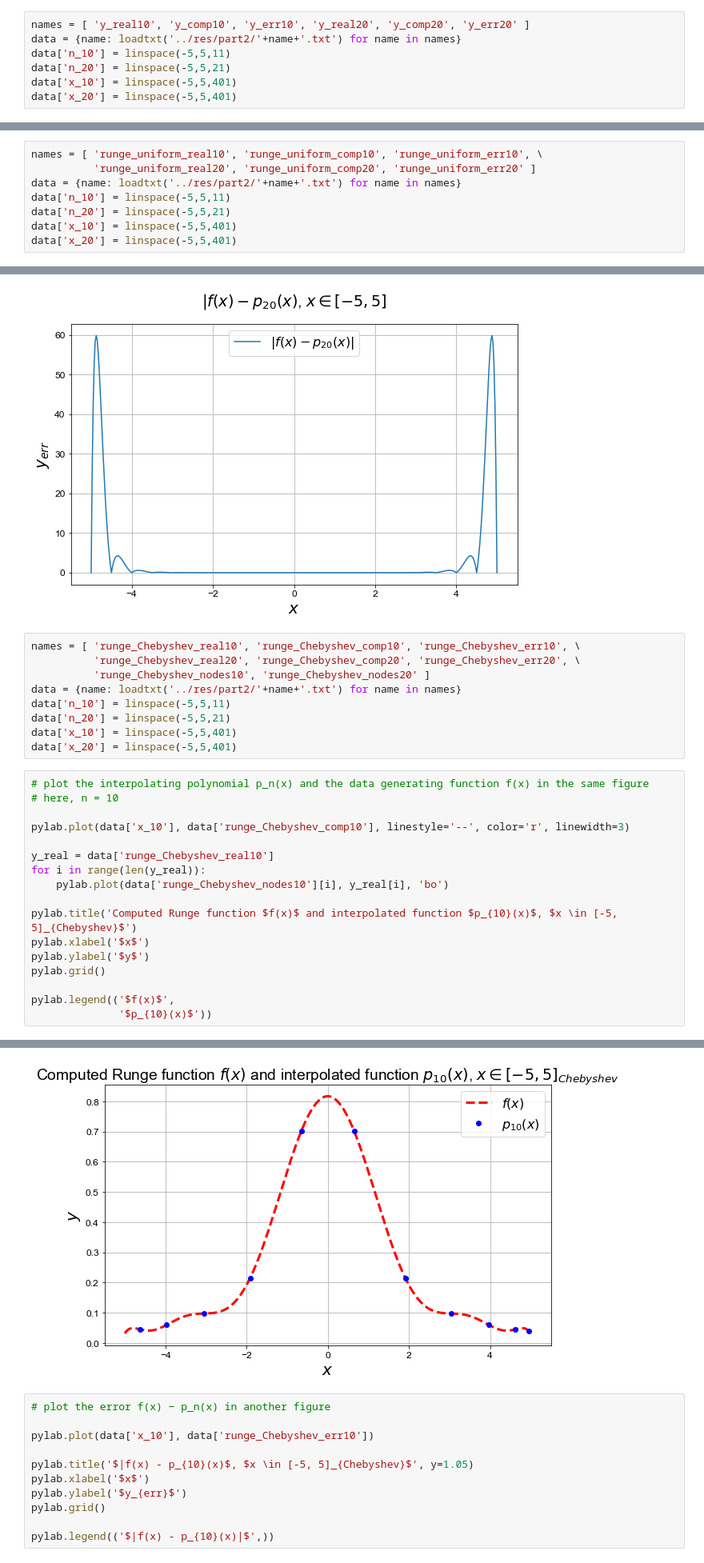
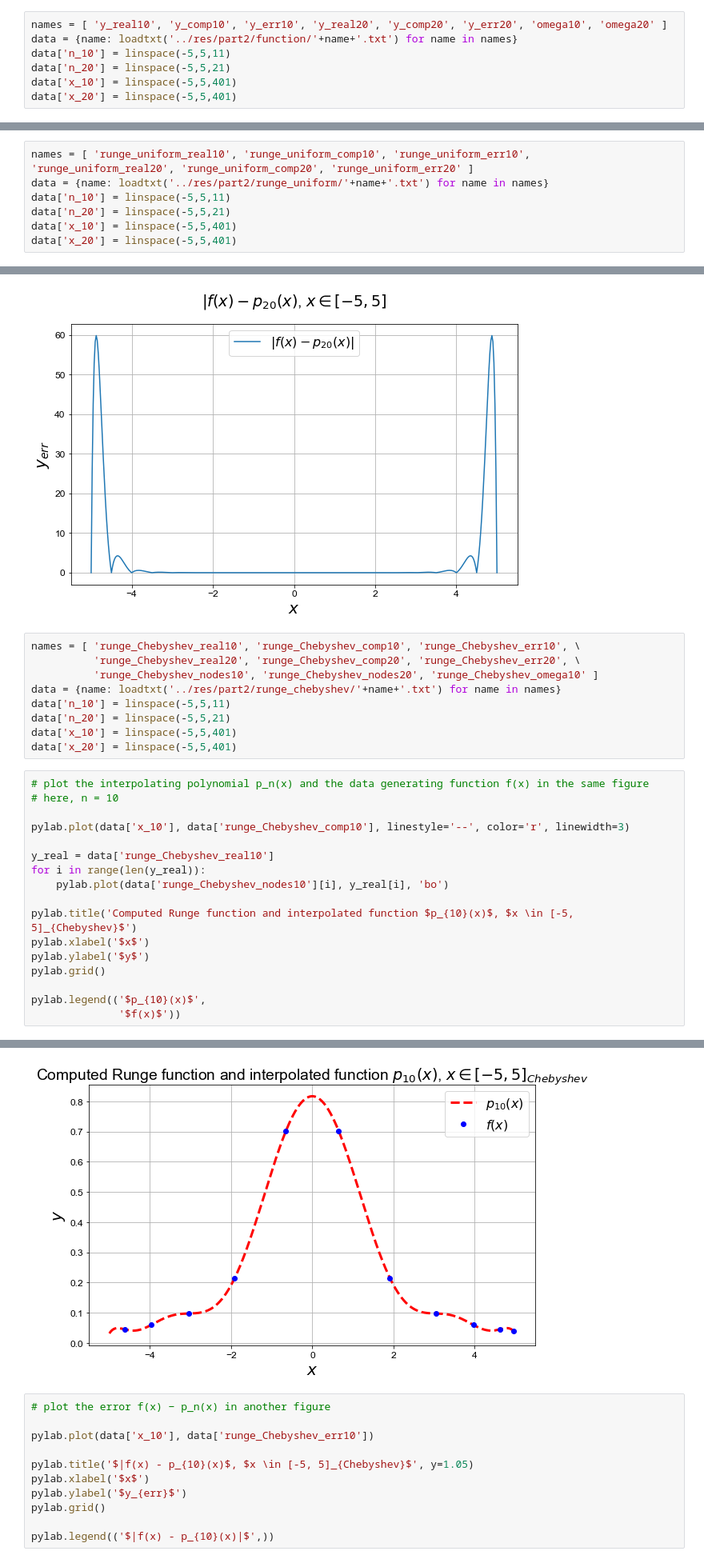
Before and after one commit to andy-rash/MATH3316, a Jupyter notebook: Project3/MATH3316-Project3/doc/RobertRash_MATH3316_Project3.ipynb, the cells around one changed output, grey strips where cells are left out. Shown at 80% size. Drawn from its saved outputs; the diff is of its cells as text.

Commit message:
currently have infrastructure for all graphs, but little to no text / explanation(s)

```diff
--- a/Project3/MATH3316-Project3/doc/RobertRash_MATH3316_Project3.ipynb
+++ b/Project3/MATH3316-Project3/doc/RobertRash_MATH3316_Project3.ipynb
@@ -143,8 +143,8 @@ matplotlib.rcParams.update({
 # %% [output]
 Populating the interactive namespace from numpy and matplotlib
 # %%
-names = [ 'y_real10', 'y_comp10', 'y_err10', 'y_real20', 'y_comp20', 'y_err20' ]
-data = {name: loadtxt('../res/part2/'+name+'.txt') for name in names}
+names = [ 'y_real10', 'y_comp10', 'y_err10', 'y_real20', 'y_comp20', 'y_err20', 'omega10', 'omega20' ]
+data = {name: loadtxt('../res/part2/function/'+name+'.txt') for name in names}
 data['n_10'] = linspace(-5,5,11)
 data['n_20'] = linspace(-5,5,21)
 data['x_10'] = linspace(-5,5,401)
@@ -218,9 +233,8 @@ pylab.legend(('$|f(x) - p_{20}(x)|$',))
 <matplotlib.legend.Legend at 0x...>
 [figure]
 # %%
-names = [ 'runge_uniform_real10', 'runge_uniform_comp10', 'runge_uniform_err10', \
-          'runge_uniform_real20', 'runge_uniform_comp20', 'runge_uniform_err20' ]
-data = {name: loadtxt('../res/part2/'+name+'.txt') for name in names}
+names = [ 'runge_uniform_real10', 'runge_uniform_comp10', 'runge_uniform_err10', 'runge_uniform_real20', 'runge_uniform_comp20', 'runge_uniform_err20' ]
+data = {name: loadtxt('../res/part2/runge_uniform/'+name+'.txt') for name in names}
 data['n_10'] = linspace(-5,5,11)
 data['n_20'] = linspace(-5,5,21)
 data['x_10'] = linspace(-5,5,401)
@@ -296,8 +310,8 @@ pylab.legend(('$|f(x) - p_{20}(x)|$',))
 # %%
 names = [ 'runge_Chebyshev_real10', 'runge_Chebyshev_comp10', 'runge_Chebyshev_err10', \
           'runge_Chebyshev_real20', 'runge_Chebyshev_comp20', 'runge_Chebyshev_err20', \
-          'runge_Chebyshev_nodes10', 'runge_Chebyshev_nodes20' ]
-data = {name: loadtxt('../res/part2/'+name+'.txt') for name in names}
+          'runge_Chebyshev_nodes10', 'runge_Chebyshev_nodes20', 'runge_Chebyshev_omega10' ]
+data = {name: loadtxt('../res/part2/runge_chebyshev/'+name+'.txt') for name in names}
 data['n_10'] = linspace(-5,5,11)
 data['n_20'] = linspace(-5,5,21)
 data['x_10'] = linspace(-5,5,401)
@@ -305,23 +319,23 @@ data['x_20'] = linspace(-5,5,401)
 # %%
 # plot the interpolating polynomial p_n(x) and the data generating function f(x) in the same figure
 # here, n = 10
 
 pylab.plot(data['x_10'], data['runge_Chebyshev_comp10'], linestyle='--', color='r', linewidth=3)
 
 y_real = data['runge_Chebyshev_real10']
 for i in range(len(y_real)):
     pylab.plot(data['runge_Chebyshev_nodes10'][i], y_real[i], 'bo')
 
-pylab.title('Computed Runge function $f(x)$ and interpolated function $p_{10}(x)$, $x \in [-5, 5]_{Chebyshev}$')
+pylab.title('Computed Runge function and interpolated function $p_{10}(x)$, $x \in [-5, 5]_{Chebyshev}$')
 pylab.xlabel('$x$')
 pylab.ylabel('$y$')
 pylab.grid()
 
-pylab.legend(('$f(x)$',
-              '$p_{10}(x)$'))
+pylab.legend(('$p_{10}(x)$',
+              '$f(x)$'))
 # %% [output]
 <matplotlib.legend.Legend at 0x...>
-[figure, old version]
+[figure, new version]
 # %%
 # plot the error f(x) − p_n(x) in another figure
 
```
Also changed, not shown: parts of 22 cells of this notebook.
